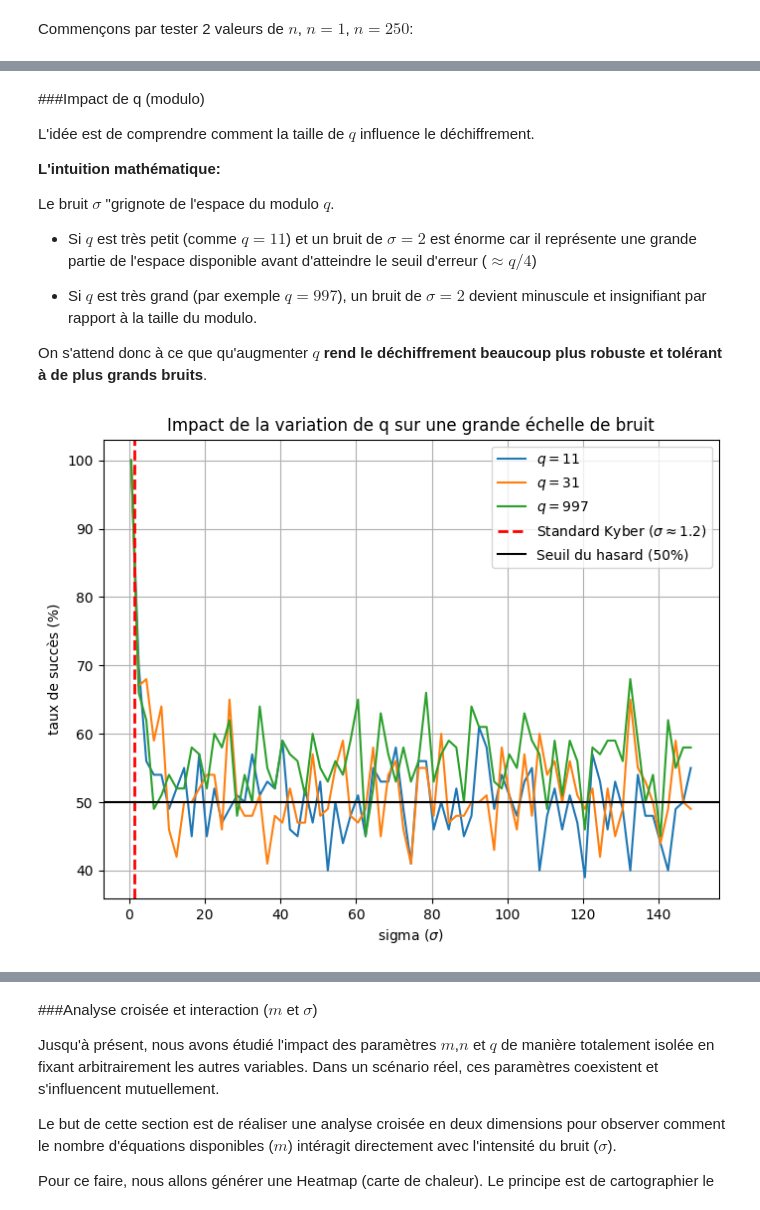
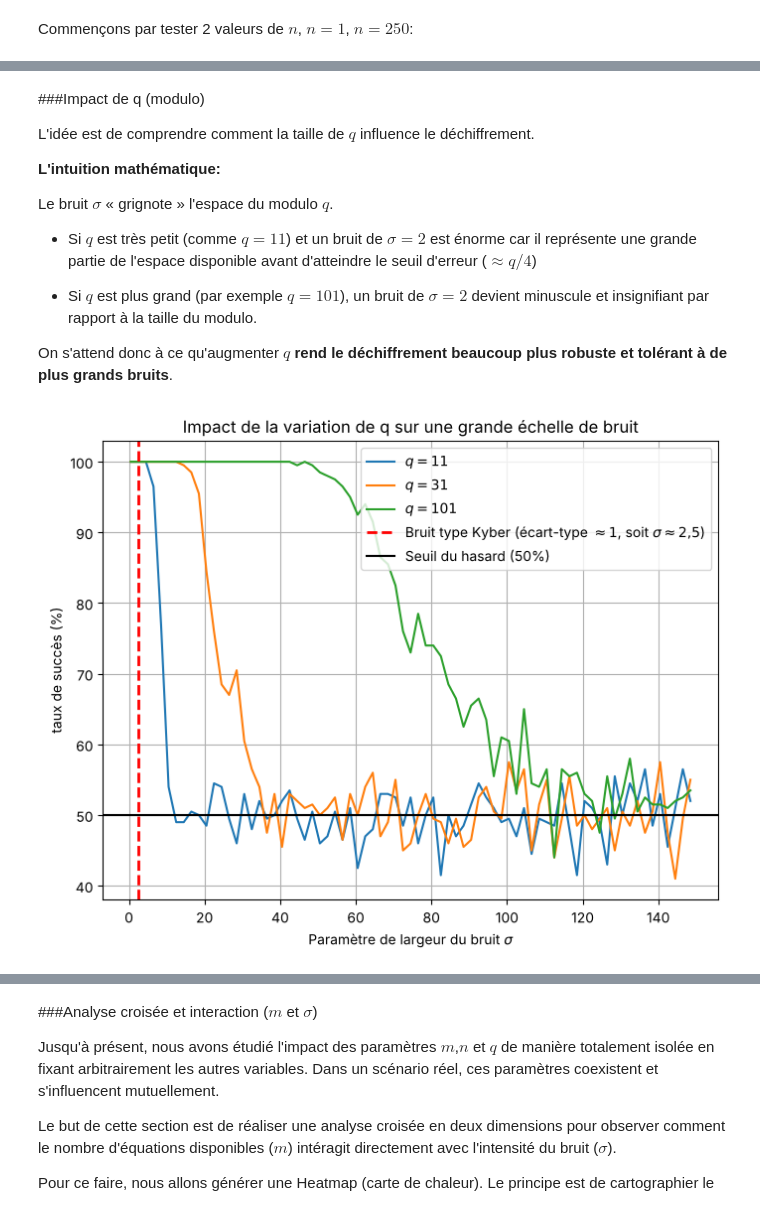
Before and after one commit to anisadje/learning-with-errors, a Jupyter notebook: LWE_FR.ipynb, the cells around one changed output, grey strips where cells are left out. Cells and saved outputs as stored; diff of their text form; code cells hidden in the pictures.

```diff
--- a/LWE_FR.ipynb
+++ b/LWE_FR.ipynb
@@ -119,7 +125,8 @@ def rho_sigma(sigma, x):
   return np.exp((-np.pi*x**2)/sigma**2)
 # %%
 def gaussienne_discrete(sigma, size):
-  values = np.arange(-10, 11) #troncature
+  borne = max(10, int(np.ceil(6 * sigma)))  # troncature à ±6σ : la masse au-delà est négligeable
+  values = np.arange(-borne, borne + 1)
   rho_tab = rho_sigma(sigma, values)
 
   total_rho = np.sum(rho_tab)
@@ -302,13 +317,17 @@ Il suffit alors de regarder où se situent les valeurs : si elles sont proches d
-# %%
-def dechiffrer_LWE(b, A, s, q):
-  v = (b - A @ s) % q
-  moyenne = np.mean(v)
-  erreur = np.abs(q//2 - moyenne)
-
-  if erreur < (q//2)/2 :
-    return v, 1
-  else:
-    return v, 0
+# %%
+def dechiffrer_LWE(b, A, s, q):
+  v = (b - A @ s) % q
+
+  # Recentrage dans ]-q/2, q/2] : un bruit négatif (ex. -1 ≡ q-1) redevient proche de 0
+  v_centre = np.where(v > q // 2, v - q, v)
+
+  # Distance moyenne à 0 : petite si msg = 0, proche de q/2 si msg = 1
+  distance_moyenne = np.mean(np.abs(v_centre))
+
+  if distance_moyenne > q / 4:
+    return v_centre, 1
+  else:
+    return v_centre, 0
 # %% [markdown]
 ##2.5 Pourquoi ça fonctionne ? pivot vs calcul direct
 
@@ -421,12 +440,12 @@ Désormais, faisons une étude plus approfondie et plus précise de la valeur de
 
 C'est exactement ce qu'on appelle la **transition de phase**.
 # %%
-def etude_transition_phase(n, m, q, sigmas):
+def etude_transition_phase(n, m, q, sigmas, nb_essais=200):
   taux_tab = []
 
   for sigma in sigmas :
-    success = 0 #combien de fois sur 100 essais le déchiffrement correct
-    for i in range(100):
+    success = 0 #nombre de déchiffrements corrects sur nb_essais
+    for i in range(nb_essais):
       A = rng.integers(0, q, size=(m, n))
       s = rng.integers(0, q, size=n)
 
@@ -438,7 +457,7 @@ def etude_transition_phase(n, m, q, sigmas):
 
       if msg == m_dechiffre :
         success += 1
-    taux = (success/100)*100
+    taux = (success/nb_essais)*100
     taux_tab.append(taux)
   return taux_tab
 # %% [markdown]
@@ -689,34 +699,34 @@ L'idée est de comprendre comment la taille de $q$ influence le déchiffrement.
 
 **L'intuition mathématique:**
 
-Le bruit $\sigma$ "grignote de l'espace du modulo $q$.
+Le bruit $\sigma$ « grignote » l'espace du modulo $q$.
 
 - Si $q$ est très petit (comme $q = 11$) et un bruit de $\sigma = 2$ est énorme car il représente une grande partie de l'espace disponible avant d'atteindre le seuil d'erreur ($\approx q/4$)
 
-- Si $q$ est très grand (par exemple $q = 997$), un bruit de $\sigma = 2$ devient minuscule et insignifiant par rapport à la taille du modulo.
+- Si $q$ est plus grand (par exemple $q = 101$), un bruit de $\sigma = 2$ devient minuscule et insignifiant par rapport à la taille du modulo.
 
-On s'attend donc à ce que qu'augmenter $q$ **rend le déchiffrement beaucoup plus robuste et tolérant à de plus grands bruits**.
+On s'attend donc à ce qu'augmenter $q$ **rend le déchiffrement beaucoup plus robuste et tolérant à de plus grands bruits**.
 # %%
 m, n = 10, 2
-liste_q = [11, 31, 997]
+liste_q = [11, 31, 101]
 x = np.arange(0.5, 150.0, 2.0) #les valeurs de sigma
 
 plt.figure(figsize=(8, 6))
 
 for q in liste_q:
   plt.plot(x, etude_transition_phase(n, m, q, x), label=f"$q={q}$")
 
-plt.axvline(x=1.2, color='red', linestyle='--', linewidth=2, label=r'Standard Kyber ($\sigma \approx 1.2$)')
+plt.axvline(x=2.5, color='red', linestyle='--', linewidth=2, label=r'Bruit type Kyber (écart-type $\approx 1$, soit $\sigma \approx 2{,}5$)')
 plt.axhline(y=50, color='black', label='Seuil du hasard (50%)')
 
 plt.legend()
-plt.xlabel(r"sigma ($\sigma$)")
+plt.xlabel(r"Paramètre de largeur du bruit $\sigma$")
 plt.ylabel(r"taux de succès (%)")
 plt.grid(True)
 plt.title("Impact de la variation de q sur une grande échelle de bruit")
 plt.show()
 # %% [output]
-[figure, old version]
+[figure, new version]
 # %% [markdown]
 ###Impact du modulo $q$ sur la tolérance au bruit
 
```
Also changed, not shown: parts of 33 cells of this notebook.
